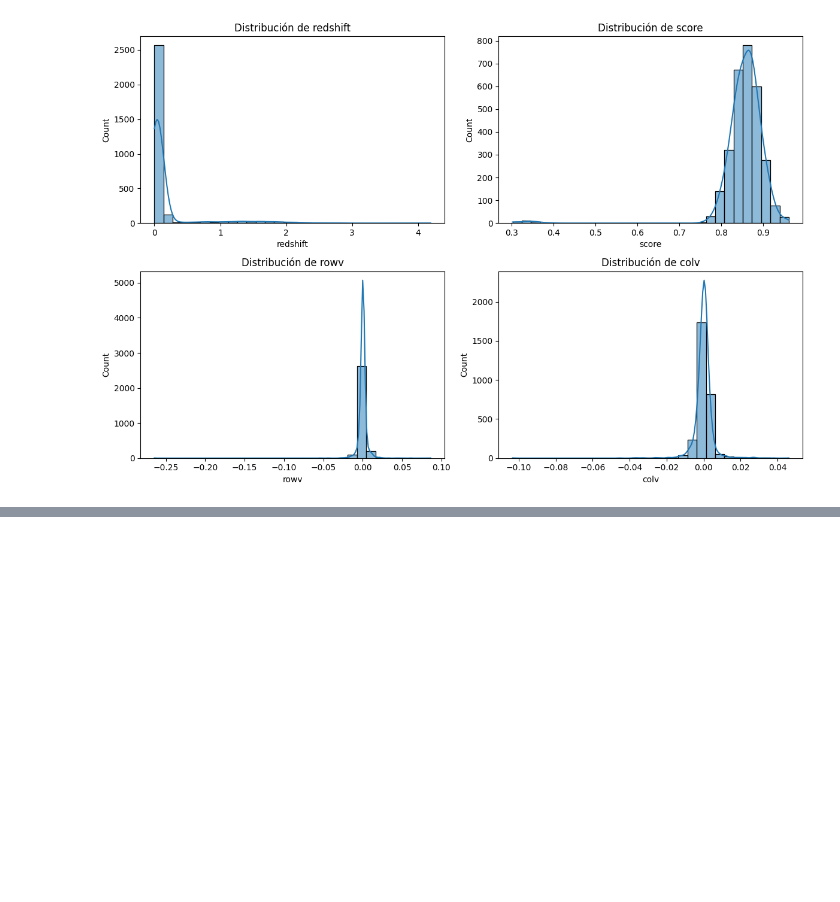
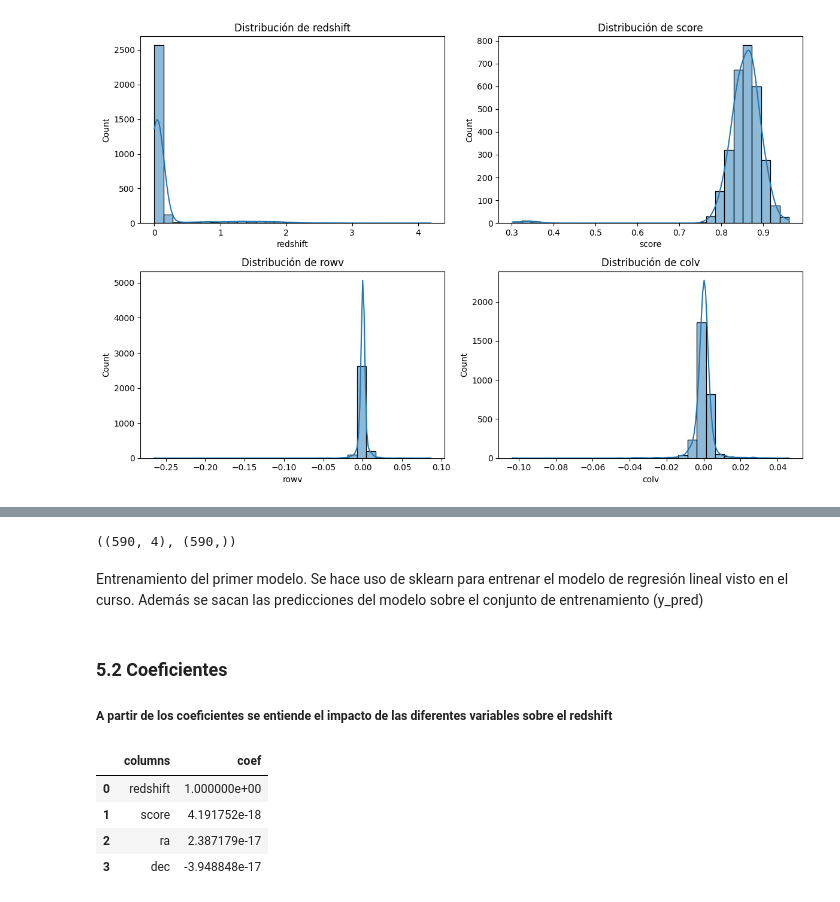
Before and after one commit to Paulina-A-V/Laboratorio, a Jupyter notebook: notebook lab 1.ipynb, the cells around one changed output, grey strips where cells are left out. Cells and saved outputs as stored; diff of their text form; code cells hidden in the pictures; blank space fills up the shorter version.

```diff
--- a/notebook lab 1.ipynb
+++ b/notebook lab 1.ipynb
@@ -320,0 +336,13 @@ a.describe()
+# %%
+# Separamos el conjunto de datos etiquetado en dos partes: entrenamiento y prueba
+features= ["redshift","score","ra","dec"]
+
+X_train, X_test, y_train, y_test = train_test_split(a[features], a['redshift'], test_size = 0.2, random_state = 1)
+
+# Visualizamos las dimensiones de los conjuntos de datos
+X_train.shape, y_train.shape
+X_test.shape, y_test.shape
+# %% [output]
+((590, 4), (590,))
+# %% [markdown]
+Entrenamiento del primer modelo. Se hace uso de sklearn para entrenar el modelo de regresión lineal visto en el curso. Además se sacan las predicciones del modelo sobre el conjunto de entrenamiento (y_pred)
@@ -320,0 +353,12 @@ a.describe()
+# %% [markdown]
+### 5.2 Coeficientes
+
+##### A partir de los coeficientes se entiende el impacto de las diferentes variables sobre el redshift
+# %%
+pd.DataFrame({'columns': features, 'coef': regression.coef_})
+# %% [output]
+|  | columns | coef |
+| 0 | redshift | 1.000000e+00 |
+| 1 | score | 4.191752e-18 |
+| 2 | ra | 2.387179e-17 |
+| 3 | dec | -3.948848e-17 |
```
Also changed, not shown: parts of 13 cells of this notebook.
